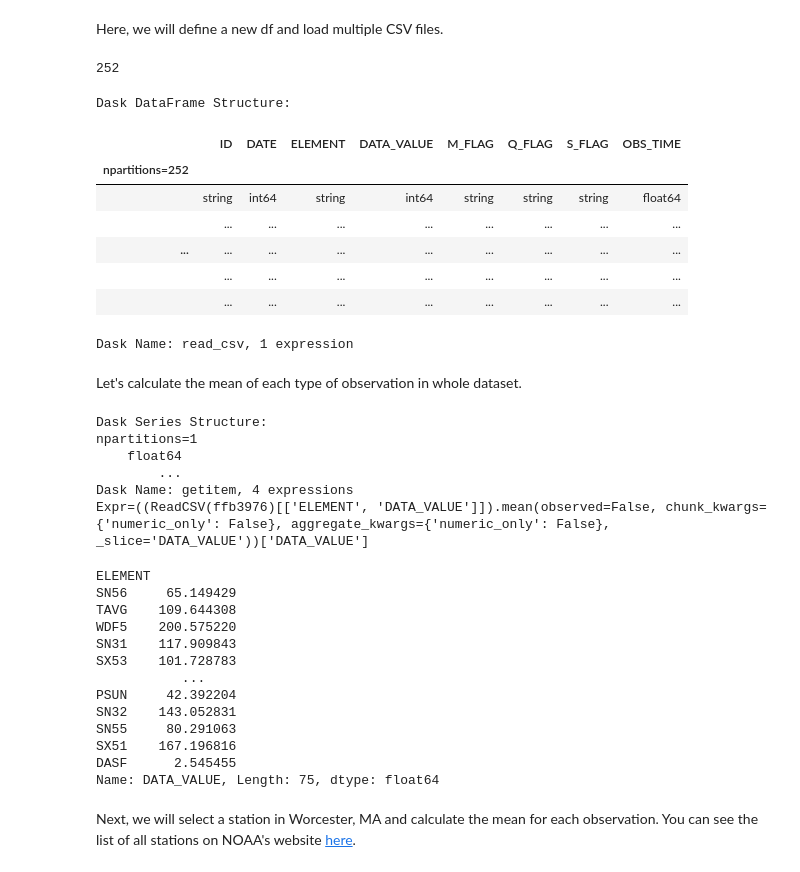
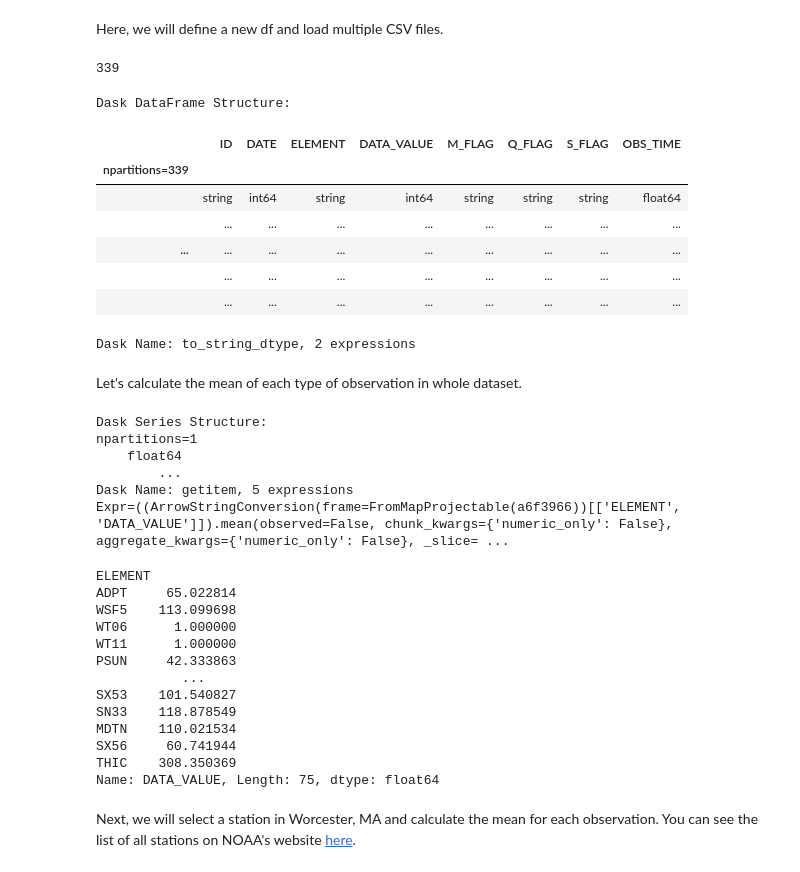
Before and after one commit to HamedAlemo/dask-tutorial, a Jupyter notebook: notebooks/03_dask_dataframe.ipynb, the cells around one changed output. Saved outputs shown, nothing was run; the diff lists cells and outputs as text; code cells hidden in the pictures.

```diff
--- a/dask_dataframe.ipynb
+++ b/notebooks/03_dask_dataframe.ipynb
@@ -165,23 +165,23 @@ As you see, `df` is empty again. This is because Dask does not store the outputs
 # %% [markdown]
 Here, we will define a new df and load multiple CSV files.
 # %%
-large_df = dd.read_csv("./data/*.csv", dtype = {"Q_FLAG" : "object"}, blocksize=25e6)
+noaa_large_df = dd.read_csv("../data/*.csv", dtype = {"Q_FLAG" : "object"}, blocksize=25e6)
 # %%
-large_df.npartitions
+noaa_large_df.npartitions
 # %% [output]
-252
+339
 # %%
-large_df
+noaa_large_df
 # %% [output]
 Dask DataFrame Structure:
 |  | ID | DATE | ELEMENT | DATA_VALUE | M_FLAG | Q_FLAG | S_FLAG | OBS_TIME |
-| npartitions=252 |  |  |  |  |  |  |  |  |
+| npartitions=339 |  |  |  |  |  |  |  |  |
 |  | string | int64 | string | int64 | string | string | string | float64 |
 |  | ... | ... | ... | ... | ... | ... | ... | ... |
 | ... | ... | ... | ... | ... | ... | ... | ... | ... |
 |  | ... | ... | ... | ... | ... | ... | ... | ... |
 |  | ... | ... | ... | ... | ... | ... | ... | ... |
-Dask Name: read_csv, 1 expression
+Dask Name: to_string_dtype, 2 expressions
 # %% [markdown]
 Let's calculate the mean of each type of observation in whole dataset.
 # %%
@@ -189,27 +189,27 @@ mean_values = large_df.groupby("ELEMENT")["DATA_VALUE"].mean()
 # %%
-mean_values
+noaa_mean_values
 # %% [output]
 Dask Series Structure:
 npartitions=1
     float64
         ...
-Dask Name: getitem, 4 expressions
-Expr=((ReadCSV(ffb3976)[['ELEMENT', 'DATA_VALUE']]).mean(observed=False, chunk_kwargs={'numeric_only': False}, aggregate_kwargs={'numeric_only': False}, _slice='DATA_VALUE'))['DATA_VALUE']
+Dask Name: getitem, 5 expressions
+Expr=((ArrowStringConversion(frame=FromMapProjectable(a6f3966))[['ELEMENT', 'DATA_VALUE']]).mean(observed=False, chunk_kwargs={'numeric_only': False}, aggregate_kwargs={'numeric_only': False}, _slice= ...
 # %%
-mean_values.compute()
+noaa_mean_values.compute()
 # %% [output]
 ELEMENT
-SN56     65.149429
-TAVG    109.644308
-WDF5    200.575220
-SN31    117.909843
-SX53    101.728783
+ADPT     65.022814
+WSF5    113.099698
+WT06      1.000000
+WT11      1.000000
+PSUN     42.333863
            ...
-PSUN     42.392204
-SN32    143.052831
-SN55     80.291063
-SX51    167.196816
-DASF      2.545455
+SX53    101.540827
+SN33    118.878549
+MDTN    110.021534
+SX56     60.741944
+THIC    308.350369
 Name: DATA_VALUE, Length: 75, dtype: float64
 # %% [markdown]
 Next, we will select a station in Worcester, MA and calculate the mean for each observation.
```
Also changed, not shown: parts of 14 cells of this notebook, 4 other files.
